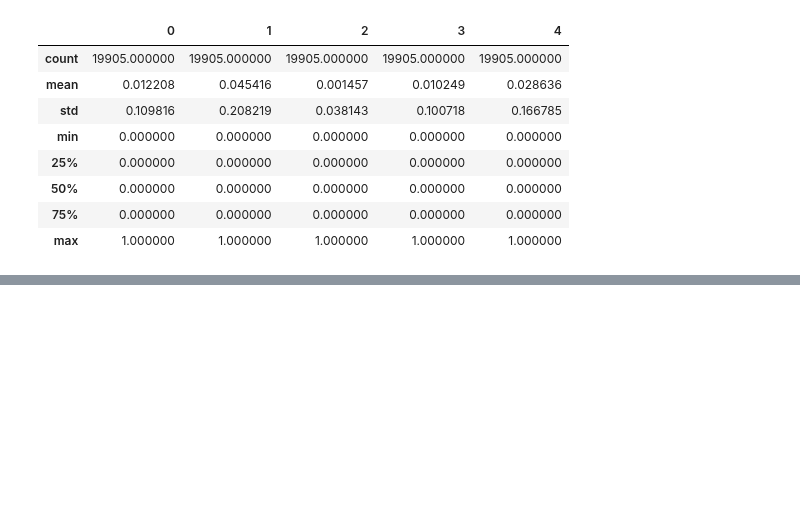
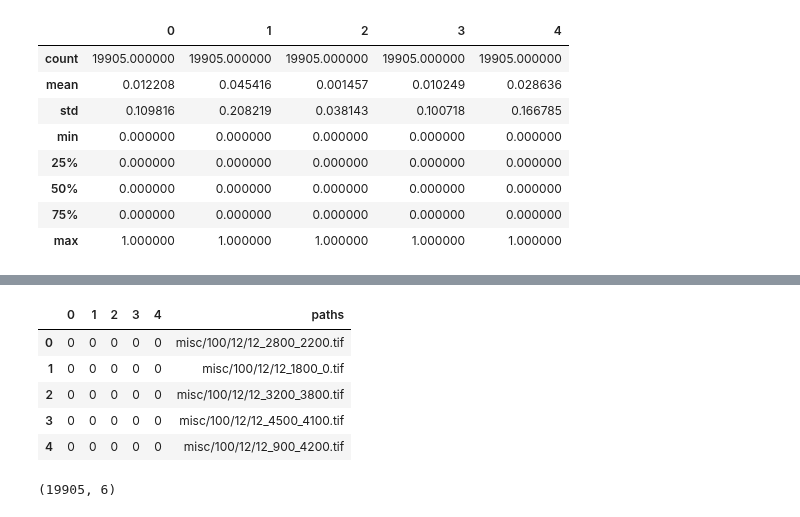
Before and after one commit to Project-Canopy/cb_feature_detection, a Jupyter notebook: data-prep/dataset_changes/train_val_test_split_make_csvs.ipynb, the cells around one changed output, grey strips where cells are left out. Drawn from its saved outputs; the diff is of its cells as text; code cells hidden in the pictures; blank space fills up the shorter version.

```diff
--- a/data-prep/dataset_changes/train_val_test_split_make_csvs.ipynb
+++ b/data-prep/dataset_changes/train_val_test_split_make_csvs.ipynb
@@ -288,0 +493,4 @@ val_labels_df.to_csv('new_val_labels_v1.csv', index=None, header=True)
+# %%
+val_df = pd.read_csv('new_val_labels_v1.csv')
+
+val_df.head()
@@ -288,0 +504,17 @@ val_labels_df.to_csv('new_val_labels_v1.csv', index=None, header=True)
+# %%
+def change_path(x):
+    return '/'.join(x.split('/')[3:])
+# %%
+val_df['paths'] = val_df['paths'].apply(change_path)
+val_df.head()
+# %% [output]
+|  | 0 | 1 | 2 | 3 | 4 | paths |
+| 0 | 0 | 0 | 0 | 0 | 0 | misc/100/12/12_2800_2200.tif |
+| 1 | 0 | 0 | 0 | 0 | 0 | misc/100/12/12_1800_0.tif |
+| 2 | 0 | 0 | 0 | 0 | 0 | misc/100/12/12_3200_3800.tif |
+| 3 | 0 | 0 | 0 | 0 | 0 | misc/100/12/12_4500_4100.tif |
+| 4 | 0 | 0 | 0 | 0 | 0 | misc/100/12/12_900_4200.tif |
+# %%
+val_df.shape
+# %% [output]
+(19905, 6)
```
Also changed, not shown: parts of 27 cells of this notebook, 4 other files.
